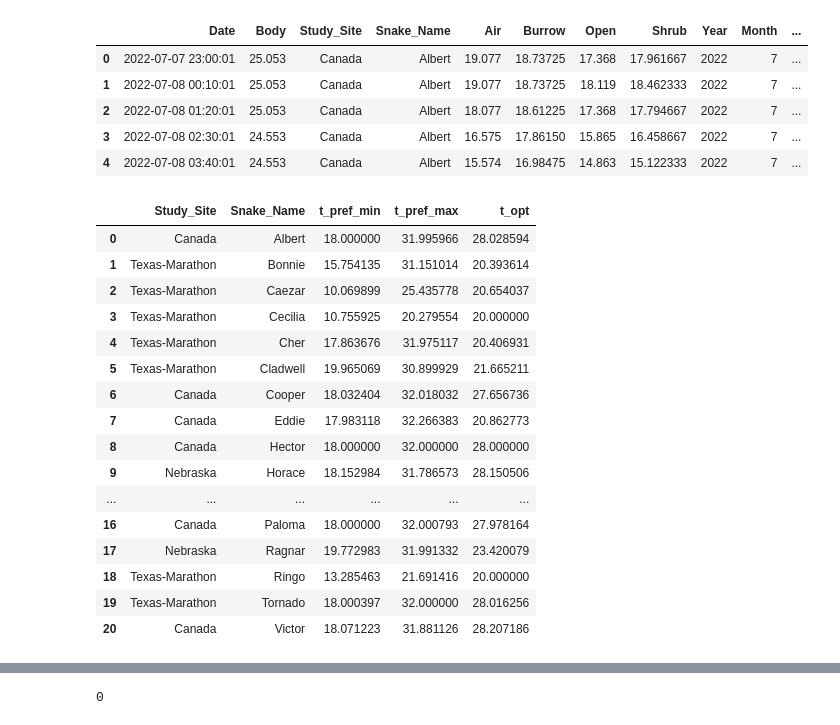
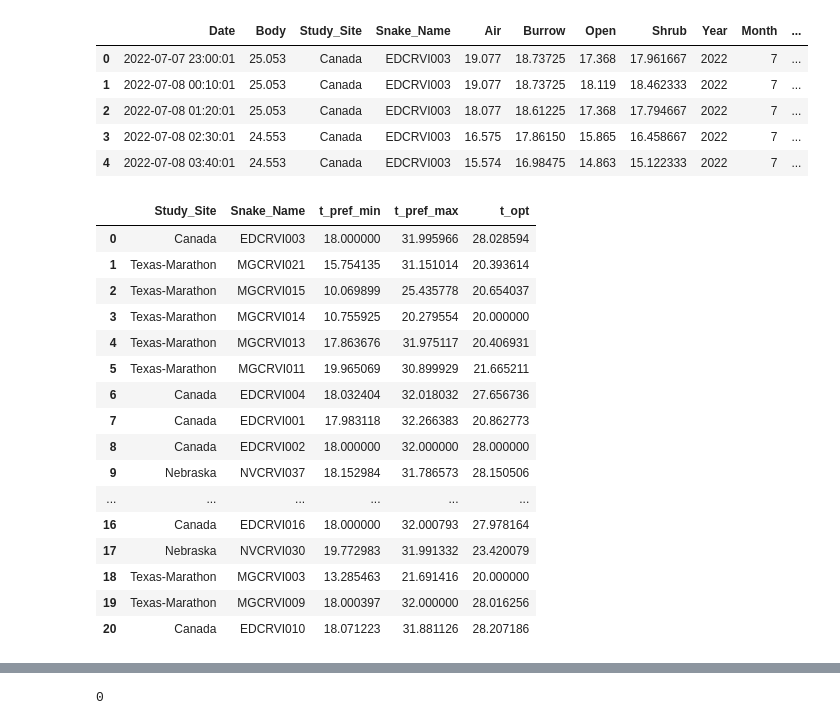
Before and after one commit to michaelremington2/ThermaNewt, a Jupyter notebook: post-simulation-analysis/time-series-measures_&_Thermastats.ipynb, the cells around one changed output, grey strips where cells are left out. Saved outputs shown, nothing was run; the diff lists cells and outputs as text; code cells hidden in the pictures.

```diff
--- a/post-simulation-analysis/time-series-measures_&_Thermastats.ipynb
+++ b/post-simulation-analysis/time-series-measures_&_Thermastats.ipynb
@@ -31,6 +31,30 @@ def in_out_binary(in_out_value):
     else:
         val = 1
     return val
+
+snake_name_to_id ={
+    'Albert': 'EDCRVI003',
+    'Cooper': 'EDCRVI004',
+    'Eddie': 'EDCRVI001',
+    'Hector': 'EDCRVI002',
+    'Hunter': 'EDCRVI015',
+    'Kokanee': 'EDCRVI013',
+    'Manitoba': 'EDCRVI005',
+    'Moose': 'EDCRVI006',
+    'Paloma': 'EDCRVI016',
+    'Victor': 'EDCRVI010',
+    'Horace': 'NVCRVI037',
+    'Ragnar': 'NVCRVI030',
+    'Bonnie': 'MGCRVI021',
+    'Caezar': 'MGCRVI015',
+    'Cecilia': 'MGCRVI014',
+    'Cher': 'MGCRVI013',
+    'Cladwell': 'MGCRVI011',
+    'Janis': 'MGCRVI010',
+    'Nando': 'MGCRVI008',
+    'Ringo': 'MGCRVI003',
+    'Tornado': 'MGCRVI009'
+}
 # %%
 impute = 'no'
 if impute == 'no':
@@ -51,15 +75,16 @@ filter_condition = ~train['Date'].dt.month.isin(overwintering)
 train = train[filter_condition]
 
 train =train.dropna().sort_values(by=['Study_Site', 'Snake_Name', 'Date']).reset_index(drop=True)
+train['Snake_Name'] = train['Snake_Name'].map(snake_name_to_id)
 #train = pd.get_dummies(train, columns=['Study_Site'], prefix='Study_Site')
 train.head()
 # %% [output]
 |  | Date | Body | Study_Site | Snake_Name | Air | Burrow | Open | Shrub | Year | Month | ... |
-| 0 | 2022-07-07 23:00:01 | 25.053 | Canada | Albert | 19.077 | 18.73725 | 17.368 | 17.961667 | 2022 | 7 | ... |
-| 1 | 2022-07-08 00:10:01 | 25.053 | Canada | Albert | 19.077 | 18.73725 | 18.119 | 18.462333 | 2022 | 7 | ... |
-| 2 | 2022-07-08 01:20:01 | 25.053 | Canada | Albert | 18.077 | 18.61225 | 17.368 | 17.794667 | 2022 | 7 | ... |
-| 3 | 2022-07-08 02:30:01 | 24.553 | Canada | Albert | 16.575 | 17.86150 | 15.865 | 16.458667 | 2022 | 7 | ... |
-| 4 | 2022-07-08 03:40:01 | 24.553 | Canada | Albert | 15.574 | 16.98475 | 14.863 | 15.122333 | 2022 | 7 | ... |
+| 0 | 2022-07-07 23:00:01 | 25.053 | Canada | EDCRVI003 | 19.077 | 18.73725 | 17.368 | 17.961667 | 2022 | 7 | ... |
+| 1 | 2022-07-08 00:10:01 | 25.053 | Canada | EDCRVI003 | 19.077 | 18.73725 | 18.119 | 18.462333 | 2022 | 7 | ... |
+| 2 | 2022-07-08 01:20:01 | 25.053 | Canada | EDCRVI003 | 18.077 | 18.61225 | 17.368 | 17.794667 | 2022 | 7 | ... |
+| 3 | 2022-07-08 02:30:01 | 24.553 | Canada | EDCRVI003 | 16.575 | 17.86150 | 15.865 | 16.458667 | 2022 | 7 | ... |
+| 4 | 2022-07-08 03:40:01 | 24.553 | Canada | EDCRVI003 | 15.574 | 16.98475 | 14.863 | 15.122333 | 2022 | 7 | ... |
 # %%
 sns.set(style="darkgrid")
 plt.figure(figsize=(14, 6))
@@ -75,30 +100,31 @@ sns.lineplot(x='Date', y='Air', data=train[train['Snake_Name']==snake_name], lab
 # %%
 if impute == 'no':
     sim_para_fp = '../Data_Sets/ni_parameters_MMSE.csv'
 else:
     sim_para_fp = '../Data_Sets/parameters_MMSE.csv'
 
 
 sim_para = pd.read_csv(sim_para_fp)
+sim_para['Snake_Name'] = sim_para['Snake_Name'].map(snake_name_to_id)
 sim_para.head(50)
 # %% [output]
 |  | Study_Site | Snake_Name | t_pref_min | t_pref_max | t_opt |
-| 0 | Canada | Albert | 18.000000 | 31.995966 | 28.028594 |
-| 1 | Texas-Marathon | Bonnie | 15.754135 | 31.151014 | 20.393614 |
-| 2 | Texas-Marathon | Caezar | 10.069899 | 25.435778 | 20.654037 |
-| 3 | Texas-Marathon | Cecilia | 10.755925 | 20.279554 | 20.000000 |
-| 4 | Texas-Marathon | Cher | 17.863676 | 31.975117 | 20.406931 |
-| 5 | Texas-Marathon | Cladwell | 19.965069 | 30.899929 | 21.665211 |
-| 6 | Canada | Cooper | 18.032404 | 32.018032 | 27.656736 |
-| 7 | Canada | Eddie | 17.983118 | 32.266383 | 20.862773 |
-| 8 | Canada | Hector | 18.000000 | 32.000000 | 28.000000 |
-| 9 | Nebraska | Horace | 18.152984 | 31.786573 | 28.150506 |
+| 0 | Canada | EDCRVI003 | 18.000000 | 31.995966 | 28.028594 |
+| 1 | Texas-Marathon | MGCRVI021 | 15.754135 | 31.151014 | 20.393614 |
+| 2 | Texas-Marathon | MGCRVI015 | 10.069899 | 25.435778 | 20.654037 |
+| 3 | Texas-Marathon | MGCRVI014 | 10.755925 | 20.279554 | 20.000000 |
+| 4 | Texas-Marathon | MGCRVI013 | 17.863676 | 31.975117 | 20.406931 |
+| 5 | Texas-Marathon | MGCRVI011 | 19.965069 | 30.899929 | 21.665211 |
+| 6 | Canada | EDCRVI004 | 18.032404 | 32.018032 | 27.656736 |
+| 7 | Canada | EDCRVI001 | 17.983118 | 32.266383 | 20.862773 |
+| 8 | Canada | EDCRVI002 | 18.000000 | 32.000000 | 28.000000 |
+| 9 | Nebraska | NVCRVI037 | 18.152984 | 31.786573 | 28.150506 |
 | ... | ... | ... | ... | ... | ... |
-| 16 | Canada | Paloma | 18.000000 | 32.000793 | 27.978164 |
-| 17 | Nebraska | Ragnar | 19.772983 | 31.991332 | 23.420079 |
-| 18 | Texas-Marathon | Ringo | 13.285463 | 21.691416 | 20.000000 |
-| 19 | Texas-Marathon | Tornado | 18.000397 | 32.000000 | 28.016256 |
-| 20 | Canada | Victor | 18.071223 | 31.881126 | 28.207186 |
+| 16 | Canada | EDCRVI016 | 18.000000 | 32.000793 | 27.978164 |
+| 17 | Nebraska | NVCRVI030 | 19.772983 | 31.991332 | 23.420079 |
+| 18 | Texas-Marathon | MGCRVI003 | 13.285463 | 21.691416 | 20.000000 |
+| 19 | Texas-Marathon | MGCRVI009 | 18.000397 | 32.000000 | 28.016256 |
+| 20 | Canada | EDCRVI010 | 18.071223 | 31.881126 | 28.207186 |
 # %%
 # Simulate ectotherm treating all snakes the same
 k=0.01
```
Also changed, not shown: parts of 6 cells of this notebook, 2 other files.
